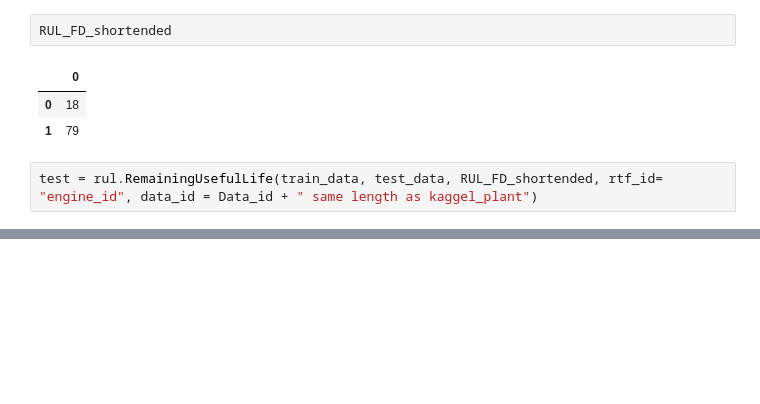
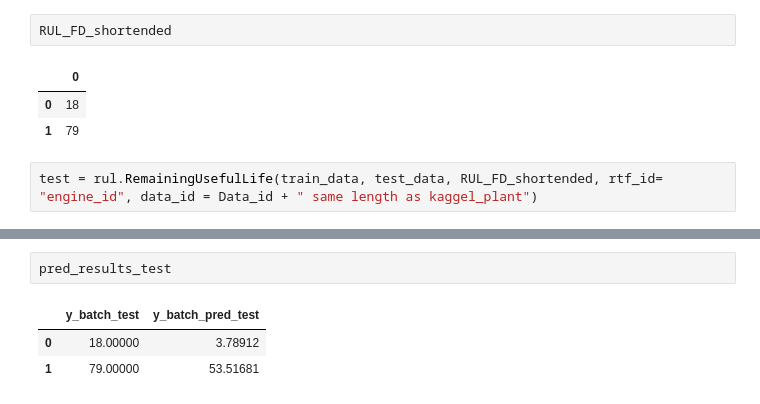
Before and after one commit to JoeZYX/AutoRUL, a Jupyter notebook: ECLSTM_RUL_estimation_tests.ipynb, the cells around one changed output, grey strips where cells are left out. Cells and saved outputs as stored; diff of their text form; blank space fills up the shorter version.

```diff
--- a/ECLSTM_RUL_estimation_tests.ipynb
+++ b/ECLSTM_RUL_estimation_tests.ipynb
@@ -765,0 +824,6 @@ ValueError: X and y need to have the same index!
+# %%
+pred_results_test
+# %% [output]
+|  | y_batch_test | y_batch_pred_test |
+| 0 | 18.00000 | 3.78912 |
+| 1 | 79.00000 | 53.51681 |
```
Also changed, not shown: parts of 12 cells of this notebook, 3 other files.
